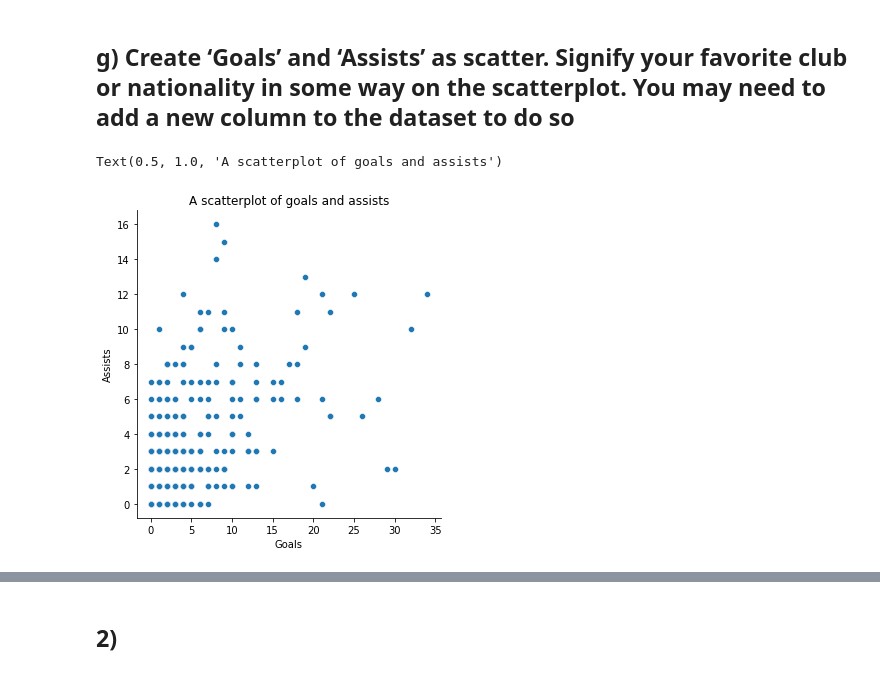
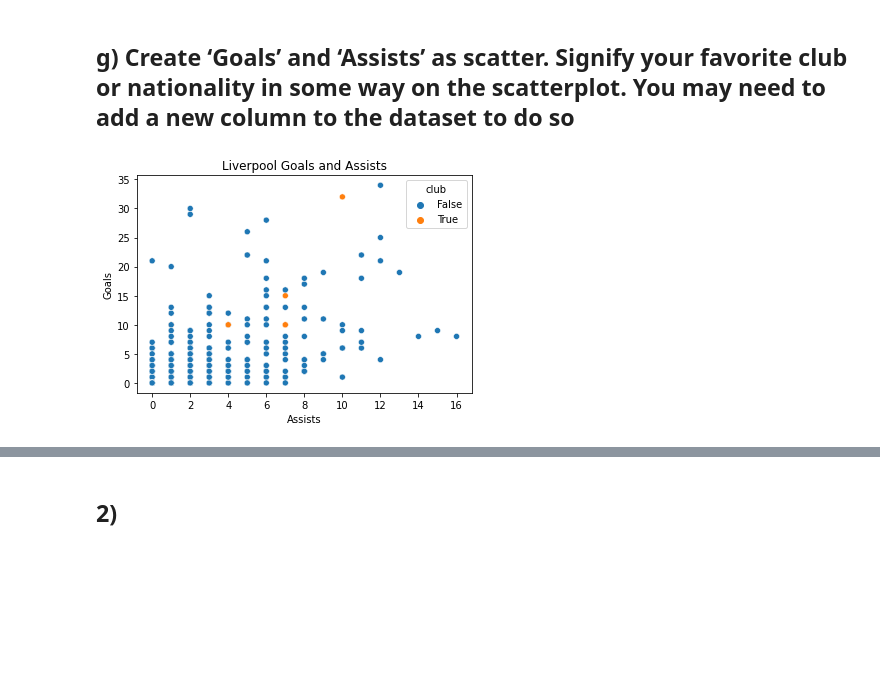
Before and after one commit to bidhan7/Test, a Jupyter notebook: Exam3.ipynb, the cells around one changed output, grey strips where cells are left out. Drawn from its saved outputs; the diff is of its cells as text; code cells hidden in the pictures; blank space fills up the shorter version.

```diff
--- a/Exam3.ipynb
+++ b/Exam3.ipynb
@@ -140,9 +142,9 @@ Text(0, 0.5, 'No. of Yellow card')
 Columbia footall players got the most yellow card!
 # %% [markdown]
 ## g) Create ‘Goals’ and ‘Assists’ as scatter. Signify your favorite club or nationality in some way on the scatterplot. You may need to add a new column to the dataset to do so
-# %%
-sns.relplot(data=df, x = 'Goals', y= 'Assists' )
-plt.title('A scatterplot of goals and assists')
-# %% [output]
-Text(0.5, 1.0, 'A scatterplot of goals and assists')
-[figure, removed]
+# %%
+ax=sns.scatterplot(data = df, y = 'Goals', x = 'Assists', hue = (df["club"]=="Liverpool"))
+ax.set_title('Liverpool Goals and Assists')
+plt.show()
+# %% [output]
+[figure, added]
```
Also changed, not shown: parts of 7 cells of this notebook.
